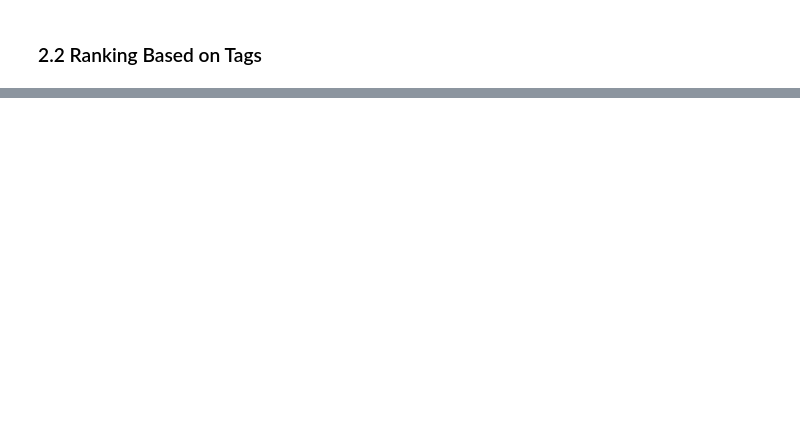
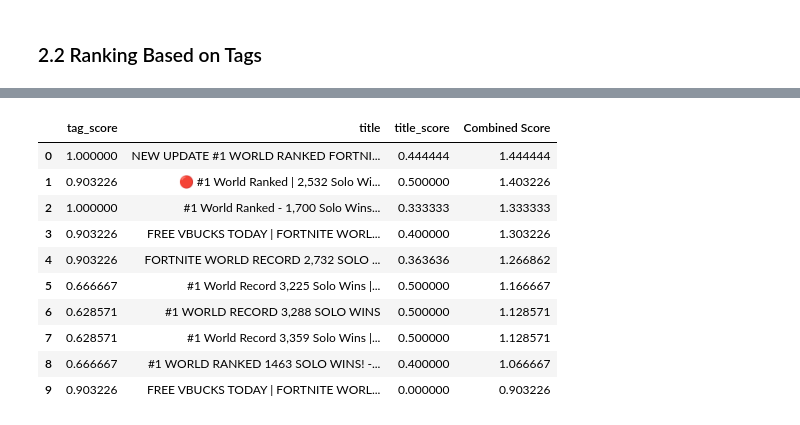
Before and after one commit to annyoo96/YoutubeTrendingClassifier, a Jupyter notebook: Youtube Recommender System.ipynb, the cells around one changed output, grey strips where cells are left out. Drawn from its saved outputs; the diff is of its cells as text; code cells hidden in the pictures; blank space fills up the shorter version.

Commit message:
joined recommendation functionality

```diff
--- a/Youtube Recommender System.ipynb
+++ b/Youtube Recommender System.ipynb
@@ -152 +304,10 @@ tags[1]
+# %%
+def map_titles_to_tags(category):
+    category_df = category_group(category)
+    title_tags_dict = {}
+    for i in range(len(category_df)):
+        video_title = category_df["title"][i]
+        video_tags = find_tags(video_title, category_df)
+        title_tags_dict[video_title] = video_tags
+    return title_tags_dict
 # %%
@@ -174,0 +428,31 @@ tags_1.head()
+# %%
+def make_recommendations(title):
+
+    top_titles = find_similar_title(title)
+    top_tags = find_similar_tag_video(title)
+
+    category = top_titles["category_id"][0]
+    category_df = category_group(category)
+
+    top_titles = top_titles.drop(columns=['category_id'])
+    interested_tags = find_tags(title, category_df)
+    cleaned_title = preprocess_text(title)
+    title_set = set(cleaned_title.split())
+
+    title_supplement_score = []
+    for t in top_titles["title"]:
+        tags = find_tags(t, category_df)
+        title_supplement_score.append(get_jaccard_sim_list(interested_tags, tags))
+
+    tags_supplement_score = []
+    for t in top_tags["title"]:
+        tags_supplement_score.append(get_jaccard_sim(title_set, t))
+
+    top_titles["tag_score"] = title_supplement_score
+    top_tags["title_score"] = tags_supplement_score
+
+    combined_top = top_titles.append(top_tags, ignore_index = True)
+    combined_top["Combined Score"] = np.array(combined_top["tag_score"]) +  np.array(combined_top["title_score"])
+
+    combined_top = combined_top.sort_values(by = ['Combined Score'], ascending=False).reset_index().drop(columns=['index'])
+    return combined_top
@@ -174,0 +487,14 @@ tags_1.head()
+# %%
+make_recommendations("#1 Fortnite World Rank - 2,330 Solo Wins!").head(10)
+# %% [output]
+|  | tag_score | title | title_score | Combined Score |
+| 0 | 1.000000 | NEW UPDATE #1 WORLD RANKED FORTNI... | 0.444444 | 1.444444 |
+| 1 | 0.903226 | 🔴 #1 World Ranked | 2,532 Solo Wi... | 0.500000 | 1.403226 |
+| 2 | 1.000000 | #1 World Ranked - 1,700 Solo Wins... | 0.333333 | 1.333333 |
+| 3 | 0.903226 | FREE VBUCKS TODAY | FORTNITE WORL... | 0.400000 | 1.303226 |
+| 4 | 0.903226 | FORTNITE WORLD RECORD 2,732 SOLO ... | 0.363636 | 1.266862 |
+| 5 | 0.666667 | #1 World Record 3,225 Solo Wins |... | 0.500000 | 1.166667 |
+| 6 | 0.628571 | #1 WORLD RECORD 3,288 SOLO WINS | 0.500000 | 1.128571 |
+| 7 | 0.628571 | #1 World Record 3,359 Solo Wins |... | 0.500000 | 1.128571 |
+| 8 | 0.666667 | #1 WORLD RANKED 1463 SOLO WINS! -... | 0.400000 | 1.066667 |
+| 9 | 0.903226 | FREE VBUCKS TODAY | FORTNITE WORL... | 0.000000 | 0.903226 |
```
Also changed, not shown: parts of 40 cells of this notebook.
